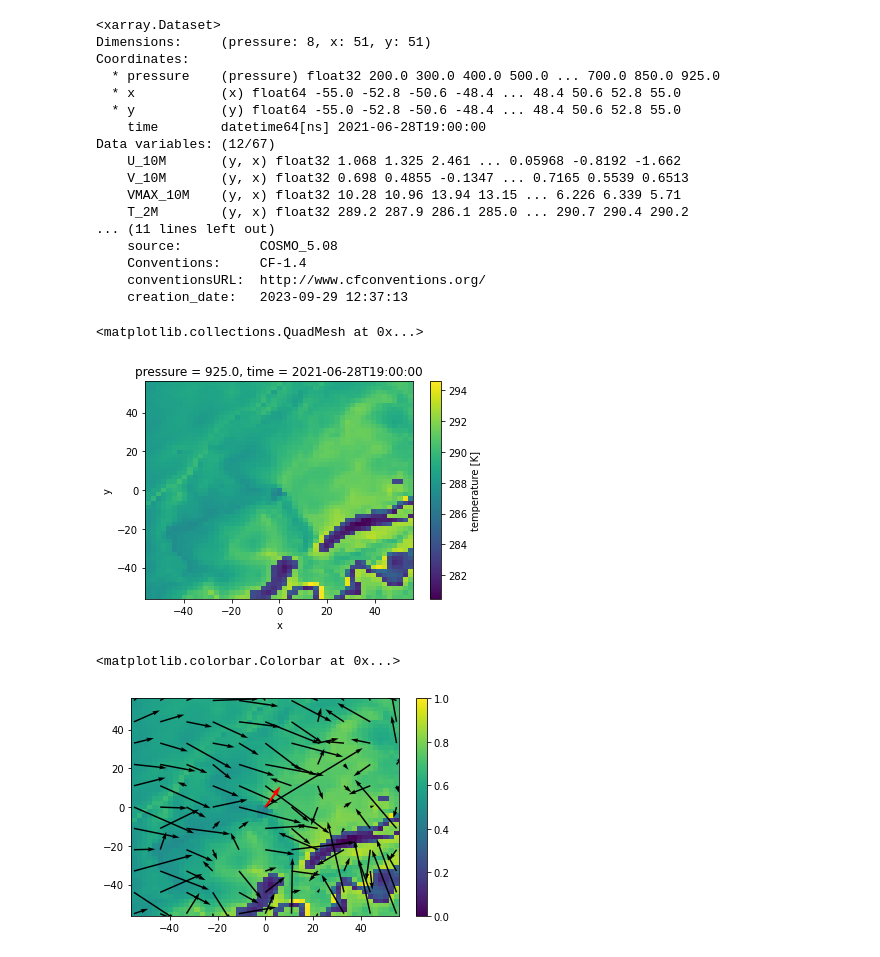
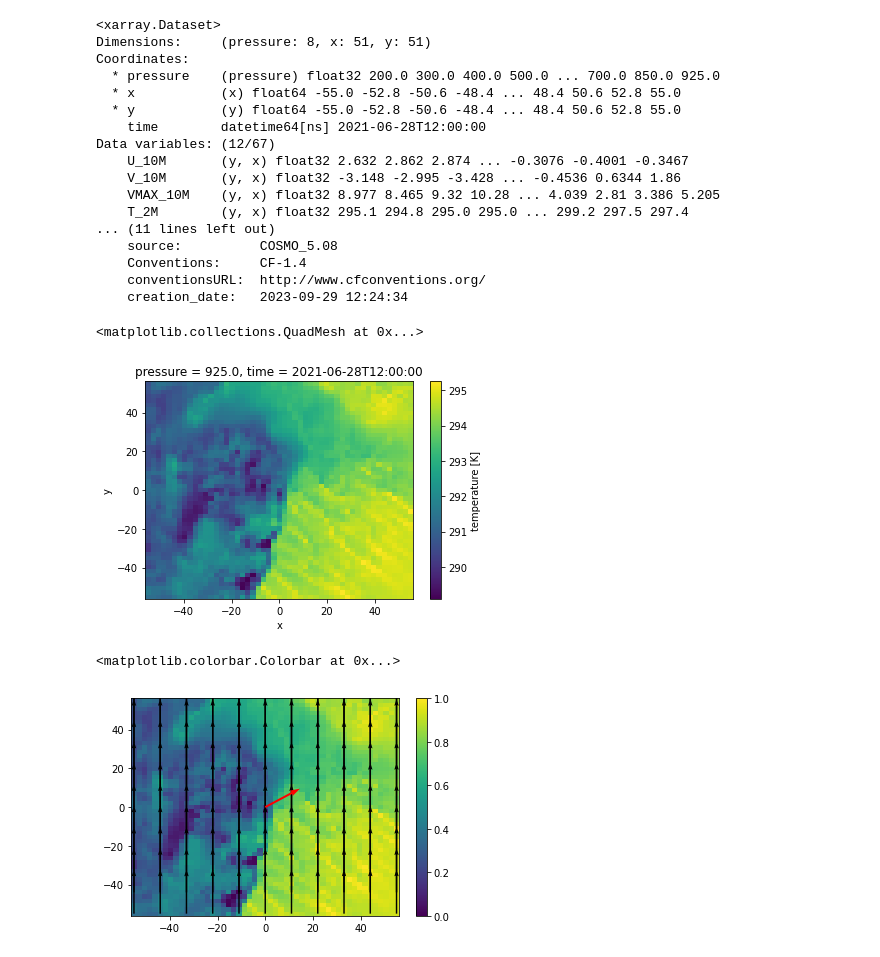
Before and after one commit to KillianBrennan/cookie_cutter, a Jupyter notebook: test_extractor.ipynb, the cells around one changed output. Cells and saved outputs as stored; diff of their text form; code cells hidden in the pictures.

```diff
--- a/test_extractor.ipynb
+++ b/test_extractor.ipynb
@@ -17,8 +10,9 @@ dir_env = '/home/kbrennan/phd/data/climate/present'
 dir_track = '/home/kbrennan/phd/data/climate/tracks/present'
 day = '20210628'
 
-now = pd.to_datetime(day+'19', format='%Y%m%d%H')
+now = pd.to_datetime(day+'12', format='%Y%m%d%H')
 # %%
 cells = ee.load_cells(dir_track, day)
 # %%
-cell = cells[83]
+cell = cells[3]
+cell['datelist']
@@ -58,32 +70,35 @@ Coordinates:
   * pressure    (pressure) float32 200.0 300.0 400.0 500.0 ... 700.0 850.0 925.0
   * x           (x) float64 -55.0 -52.8 -50.6 -48.4 ... 48.4 50.6 52.8 55.0
   * y           (y) float64 -55.0 -52.8 -50.6 -48.4 ... 48.4 50.6 52.8 55.0
-    time        datetime64[ns] 2021-06-28T19:00:00
+    time        datetime64[ns] 2021-06-28T12:00:00
 Data variables: (12/67)
-    U_10M       (y, x) float32 1.068 1.325 2.461 ... 0.05968 -0.8192 -1.662
-    V_10M       (y, x) float32 0.698 0.4855 -0.1347 ... 0.7165 0.5539 0.6513
-    VMAX_10M    (y, x) float32 10.28 10.96 13.94 13.15 ... 6.226 6.339 5.71
-    T_2M        (y, x) float32 289.2 287.9 286.1 285.0 ... 290.7 290.4 290.2
+    U_10M       (y, x) float32 2.632 2.862 2.874 ... -0.3076 -0.4001 -0.3467
+    V_10M       (y, x) float32 -3.148 -2.995 -3.428 ... -0.4536 0.6344 1.86
+    VMAX_10M    (y, x) float32 8.977 8.465 9.32 10.28 ... 4.039 2.81 3.386 5.205
+    T_2M        (y, x) float32 295.1 294.8 295.0 295.0 ... 299.2 297.5 297.4
 ... (11 lines left out)
     source:          COSMO_5.08
     Conventions:     CF-1.4
     conventionsURL:  http://www.cfconventions.org/
-    creation_date:   2023-09-29 12:37:13
+    creation_date:   2023-09-29 12:24:34
 # %%
 cookie.T.sel(pressure=925).plot()
 # %% [output]
 <matplotlib.collections.QuadMesh at 0x...>
-[figure, old version]
+[figure, new version]
+# %%
+cookie['U'] = cookie['U'] *0
+cookie['V'] = cookie['V'] *0+5
 # %%
 pressure = 925
 plt.pcolormesh(cookie.x,cookie.y,cookie.T.sel(pressure=pressure))
 stride= 5
 plt.quiver(cookie.x[::stride],cookie.y[::stride],cookie.U.sel(pressure=pressure)[::stride,::stride],cookie.V.sel(pressure=pressure)[::stride,::stride], scale=30)
-plt.quiver(0,0,u_storm,v_storm, scale=30, color='r')
+plt.quiver(0,0,u_storm,v_storm, scale=10, color='r')
 plt.colorbar()
 # %% [output]
 <matplotlib.colorbar.Colorbar at 0x...>
-[figure, old version]
+[figure, new version]
 # %%
 r_cookie = ee.rotate_cookie(cookie,cell)
 # %%
```
Also changed, not shown: parts of 6 cells of this notebook, 2 other files.
